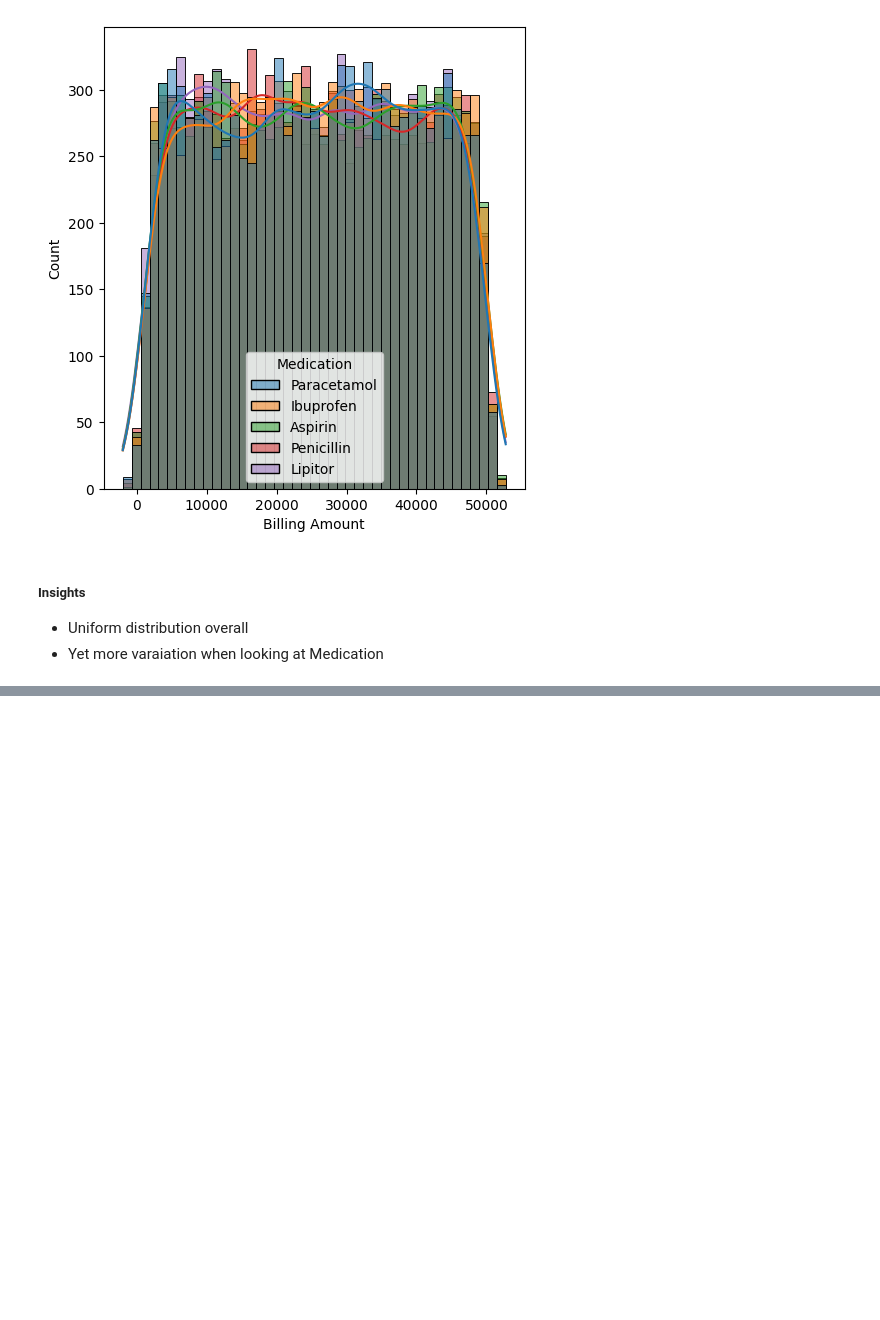
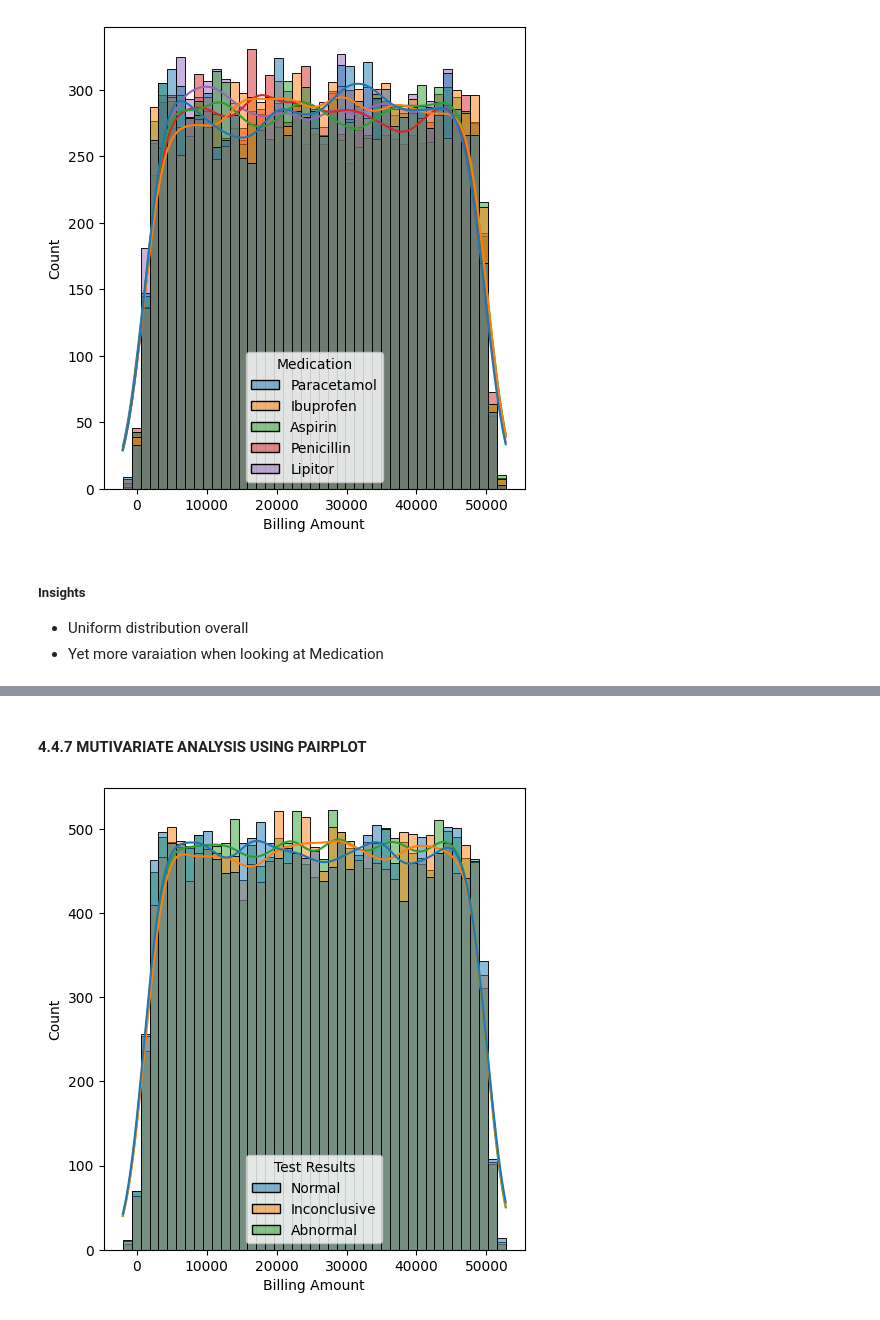
Before and after one commit to Jrodrigo06/MLProject-HealthCareBilling, a Jupyter notebook: notebook/EDA.ipynb, the cells around one changed output, grey strips where cells are left out. Cells and saved outputs as stored; diff of their text form; code cells hidden in the pictures; blank space fills up the shorter version.

```diff
--- a/notebook/EDA.ipynb
+++ b/notebook/EDA.ipynb
@@ -225,0 +251,11 @@ plt.show()
+# %% [markdown]
+#### 4.4.7 MUTIVARIATE ANALYSIS USING PAIRPLOT
+# %%
+##We have 12 categorical features : ['Name', 'Gender', 'Blood Type', 'Medical Condition', 'Date of Admission', 'Doctor', 'Hospital', 'Insurance Provider', 'Admission Type', 'Discharge Date', 'Medication', 'Test Results']
+
+plt.subplots(1,1,figsize=(25,6))
+plt.subplot(141)
+sns.histplot(data=df,x='Billing Amount',kde=True,hue='Test Results')
+plt.show()
+# %% [output]
+[figure, added]
```
Also changed, not shown: parts of 6 cells of this notebook.
